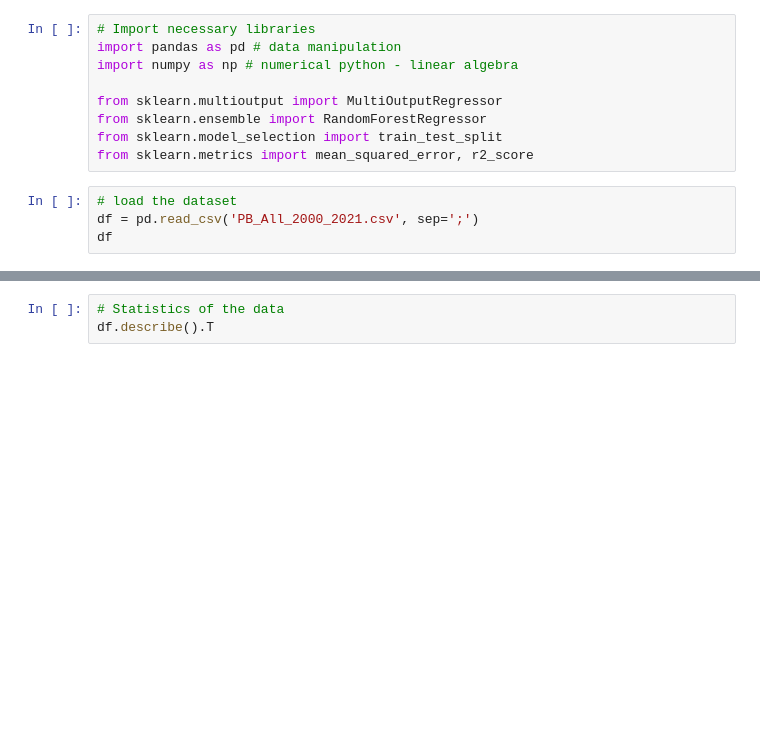
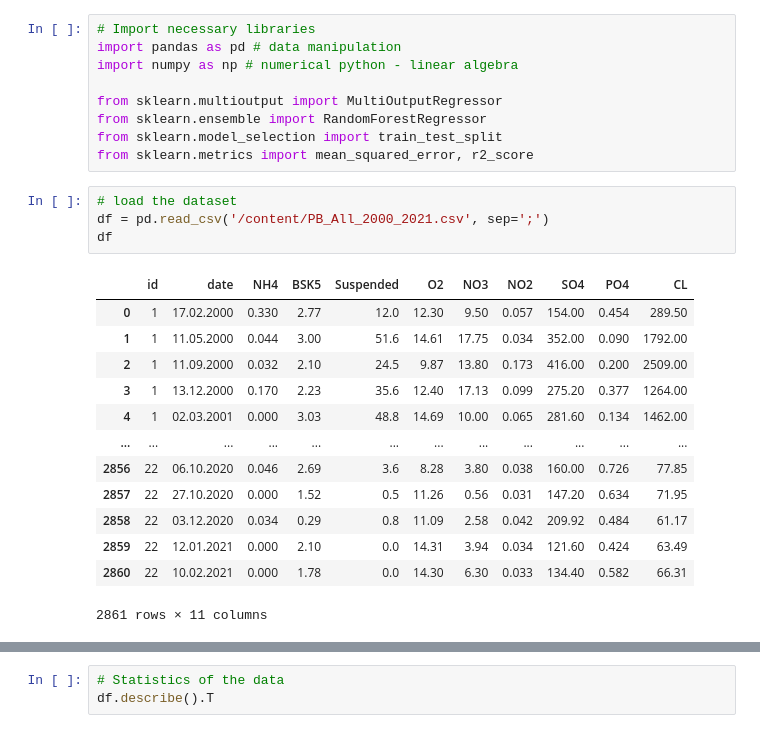
Before and after one commit to surylokesh1432/Waterqualitypred, a Jupyter notebook: WaterQualityPred.ipynb, the cells around one changed output, grey strips where cells are left out. Drawn from its saved outputs; the diff is of its cells as text; blank space fills up the shorter version.

```diff
--- a/WaterQualityPred.ipynb
+++ b/WaterQualityPred.ipynb
@@ -16,7 +11,21 @@ from sklearn.model_selection import train_test_split
 from sklearn.metrics import mean_squared_error, r2_score
 # %%
 # load the dataset
-df = pd.read_csv('PB_All_2000_2021.csv', sep=';')
+df = pd.read_csv('/content/PB_All_2000_2021.csv', sep=';')
 df
+# %% [output]
+|  | id | date | NH4 | BSK5 | Suspended | O2 | NO3 | NO2 | SO4 | PO4 | CL |
+| 0 | 1 | 17.02.2000 | 0.330 | 2.77 | 12.0 | 12.30 | 9.50 | 0.057 | 154.00 | 0.454 | 289.50 |
+| 1 | 1 | 11.05.2000 | 0.044 | 3.00 | 51.6 | 14.61 | 17.75 | 0.034 | 352.00 | 0.090 | 1792.00 |
+| 2 | 1 | 11.09.2000 | 0.032 | 2.10 | 24.5 | 9.87 | 13.80 | 0.173 | 416.00 | 0.200 | 2509.00 |
+| 3 | 1 | 13.12.2000 | 0.170 | 2.23 | 35.6 | 12.40 | 17.13 | 0.099 | 275.20 | 0.377 | 1264.00 |
+| 4 | 1 | 02.03.2001 | 0.000 | 3.03 | 48.8 | 14.69 | 10.00 | 0.065 | 281.60 | 0.134 | 1462.00 |
+| ... | ... | ... | ... | ... | ... | ... | ... | ... | ... | ... | ... |
+| 2856 | 22 | 06.10.2020 | 0.046 | 2.69 | 3.6 | 8.28 | 3.80 | 0.038 | 160.00 | 0.726 | 77.85 |
+| 2857 | 22 | 27.10.2020 | 0.000 | 1.52 | 0.5 | 11.26 | 0.56 | 0.031 | 147.20 | 0.634 | 71.95 |
+| 2858 | 22 | 03.12.2020 | 0.034 | 0.29 | 0.8 | 11.09 | 2.58 | 0.042 | 209.92 | 0.484 | 61.17 |
+| 2859 | 22 | 12.01.2021 | 0.000 | 2.10 | 0.0 | 14.31 | 3.94 | 0.034 | 121.60 | 0.424 | 63.49 |
+| 2860 | 22 | 10.02.2021 | 0.000 | 1.78 | 0.0 | 14.30 | 6.30 | 0.033 | 134.40 | 0.582 | 66.31 |
+2861 rows × 11 columns
 # %%
 df.info() # dataset info
```
Also changed, not shown: parts of 19 cells of this notebook.
